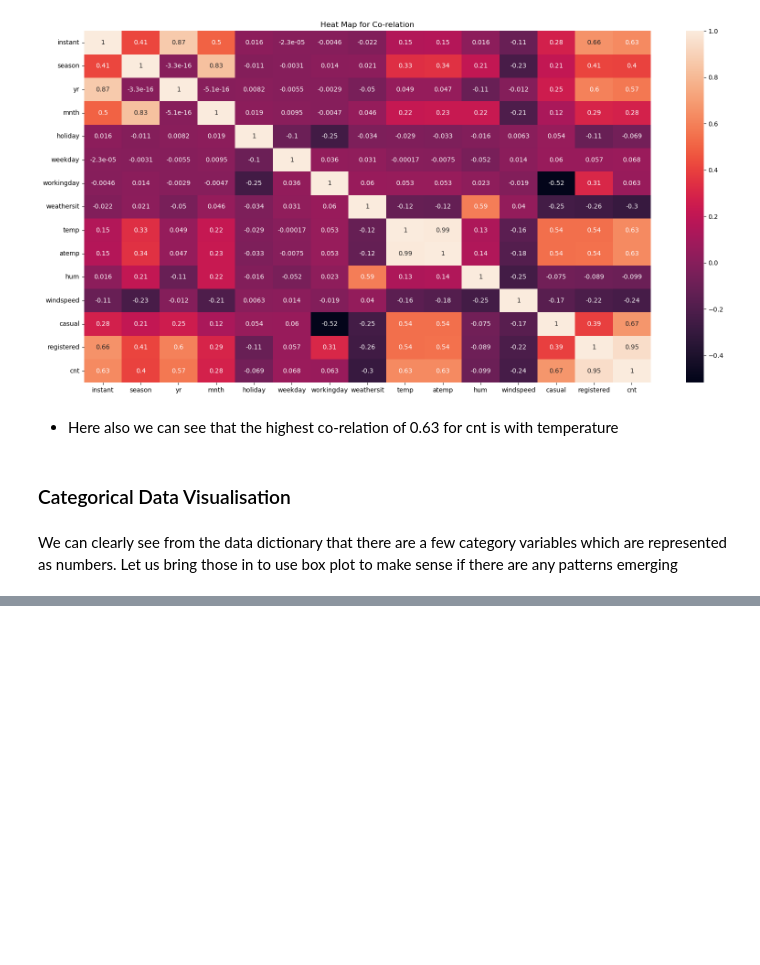
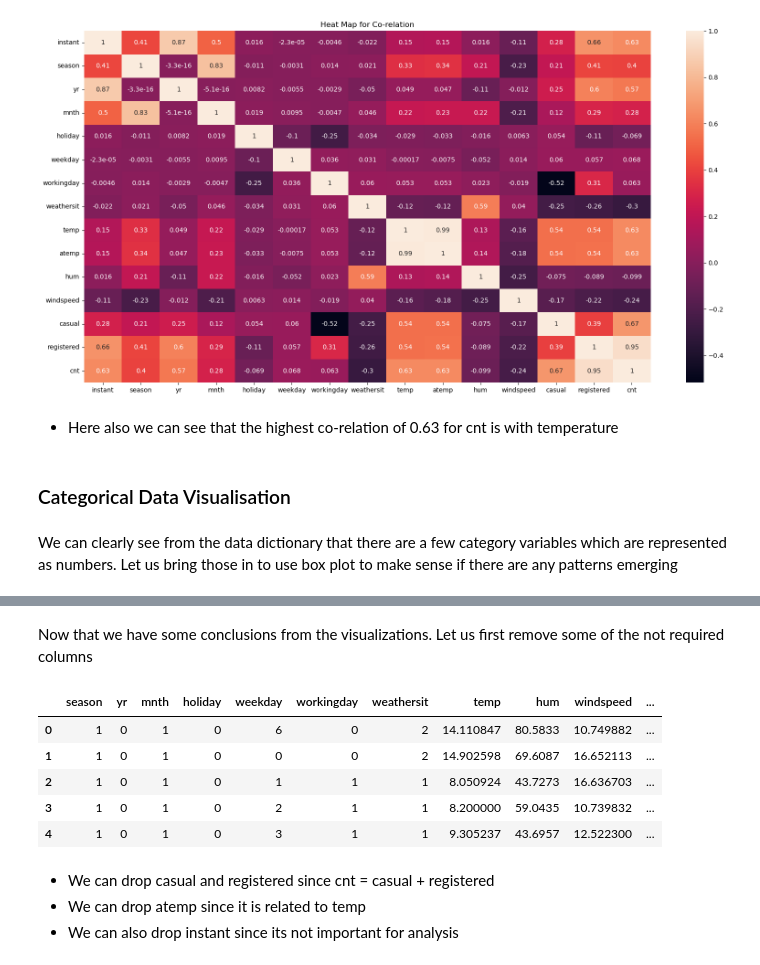
Before and after one commit to vivekbabu/Boombikes-Multi-Linear-Regression, a Jupyter notebook: Boombikes-Multi-Linear-Regression.ipynb, the cells around one changed output, grey strips where cells are left out. Saved outputs shown, nothing was run; the diff lists cells and outputs as text; code cells hidden in the pictures; blank space fills up the shorter version.

Commit message:
Added some analysis

```diff
--- a/Boombikes-Multi-Linear-Regression.ipynb
+++ b/Boombikes-Multi-Linear-Regression.ipynb
@@ -168,0 +193,2 @@ day_csv.head()
+# %% [markdown]
+Now that we have some conclusions from the visualizations. Let us first remove some of the not required columns
@@ -168,0 +197,13 @@ day_csv.head()
+# %%
+day_csv.head()
+# %% [output]
+|  | season | yr | mnth | holiday | weekday | workingday | weathersit | temp | hum | windspeed | ... |
+| 0 | 1 | 0 | 1 | 0 | 6 | 0 | 2 | 14.110847 | 80.5833 | 10.749882 | ... |
+| 1 | 1 | 0 | 1 | 0 | 0 | 0 | 2 | 14.902598 | 69.6087 | 16.652113 | ... |
+| 2 | 1 | 0 | 1 | 0 | 1 | 1 | 1 | 8.050924 | 43.7273 | 16.636703 | ... |
+| 3 | 1 | 0 | 1 | 0 | 2 | 1 | 1 | 8.200000 | 59.0435 | 10.739832 | ... |
+| 4 | 1 | 0 | 1 | 0 | 3 | 1 | 1 | 9.305237 | 43.6957 | 12.522300 | ... |
+# %% [markdown]
+- We can drop casual and registered since cnt = casual + registered
+- We can drop atemp since it is related to temp
+- We can also drop instant since its not important for analysis
```
Also changed, not shown: parts of 23 cells of this notebook.
